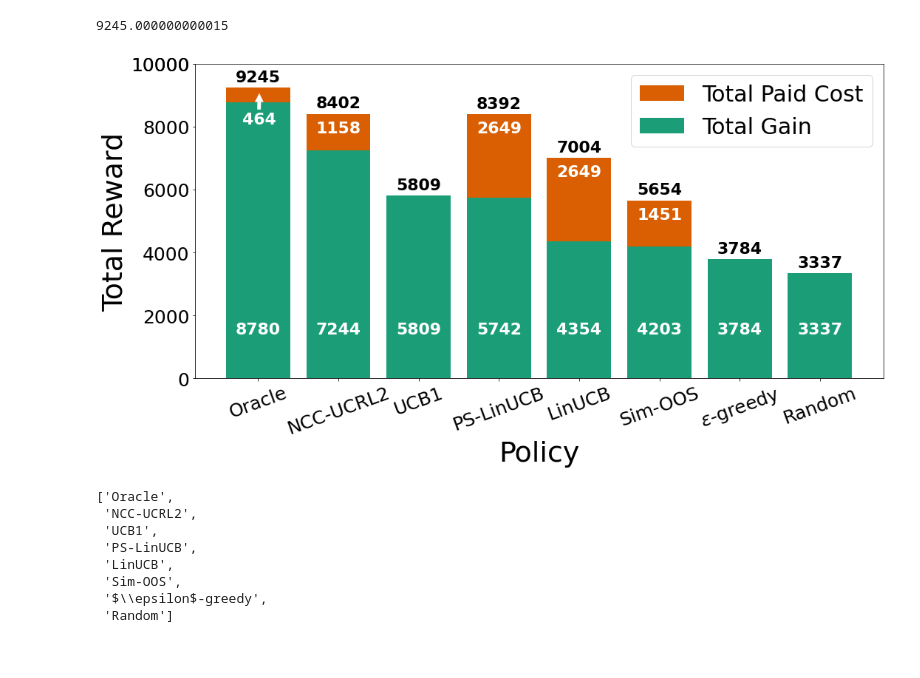
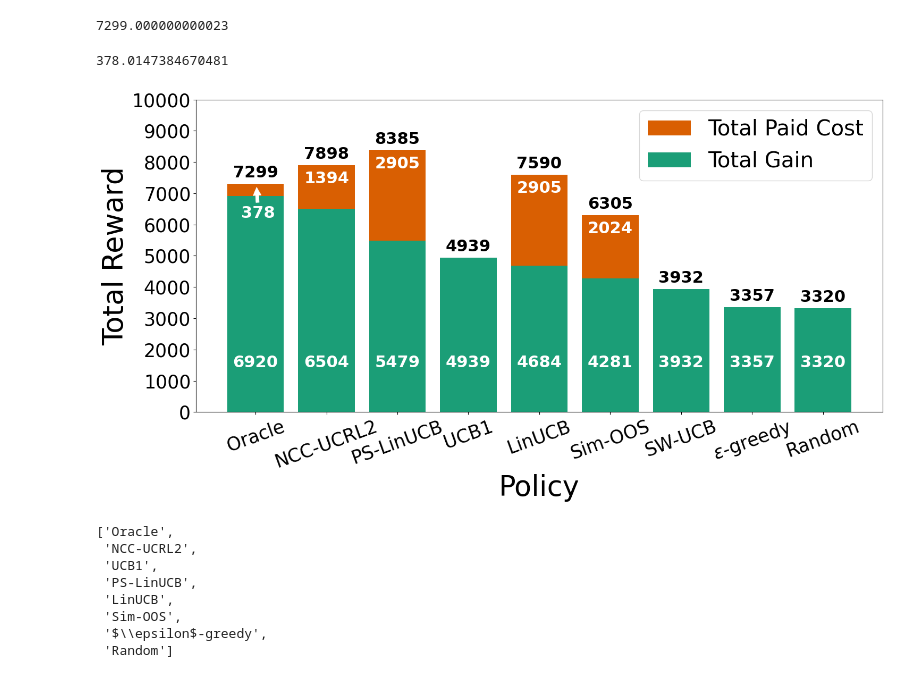
Before and after one commit to saeedghoorchian/NCC-Bandits, a Jupyter notebook: experiments/nursery/making_figures/reward_cost_barchart.ipynb, the cells around one changed output. Cells and saved outputs as stored; diff of their text form; code cells hidden in the pictures.

Commit message:
Add additional experiments after paper revision
Add experiments with SW-UCB algorithm and experiment with a
stationary environment.

```diff
--- a/experiments/nursery/making_figures/reward_cost_barchart.ipynb
+++ b/experiments/nursery/making_figures/reward_cost_barchart.ipynb
@@ -3,12 +3,12 @@ import matplotlib.pyplot as plt
 import pickle
 import numpy as np
 # %%
-with open('../results/gains_v1.pickle', 'rb') as f:
+with open('../../../results/stationary_gains.pkl', 'rb') as f:
     data = pickle.load(f)
 # %%
-gains = data['gain']
-rewards = data['reward']
-costs = data['cost']
+gains = data['gains']
+rewards = data['rewards']
+costs = data['costs']
 reward_change_points = data['reward_change_points']
 cost_change_points = data['cost_change_points']
 all_change_points = data['all_change_points']
@@ -19,25 +19,11 @@ rewards['Oracle'][-1]
-# %%
-rewards['Sim-OOS'] = rewards['SimOOS']
-del rewards['SimOOS']
-
-gains['Sim-OOS'] = gains['SimOOS']
-del gains['SimOOS']
-
-costs['Sim-OOS'] = costs['SimOOS']
-del costs['SimOOS']
-# %%
-rewards['NCC-UCRL2'] = rewards['Algorithm1']
-del rewards['Algorithm1']
-
-gains['NCC-UCRL2'] = gains['Algorithm1']
-del gains['Algorithm1']
-
-costs['NCC-UCRL2'] = costs['Algorithm1']
-del costs['Algorithm1']
 # %%
 gains['Oracle'][-1] + costs['Oracle'][-1]
 # %% [output]
-9245.000000000015
+7299.000000000023
+# %%
+costs['Oracle'][-1]
+# %% [output]
+378.0147384670481
 # %%
 labels = sorted(rewards.keys(), key=lambda x: gains[x][-1], reverse=True)
 
@@ -109,36 +95,36 @@ for i, rect in enumerate(rects_cost):
 oracle_index = labels.index('Oracle')
 oracle_gain_height = rects_gain[oracle_index].get_height() - 700
 oracle_gain_loc = rects_gain[oracle_index].get_x() + rects_gain[oracle_index].get_width()/2.0 - 0.2
 oracle_cost = final_costs[oracle_index]
 
 xytext=(oracle_gain_loc, oracle_gain_height)
 xy = (xytext[0]+0.215, xytext[1]+1020)
 
 ax.annotate(
     text=f"{int(oracle_cost)}",
     xy=xy,
     xytext=xytext,
     arrowprops=dict(arrowstyle="simple", color='w', linewidth=0.5),
     fontsize=22, fontweight='bold',
     color='w',
 )
 
 plt.xticks(rotation=20, fontsize=25)
 extraticks = [10000]
 plt.yticks(list(ax.get_yticks()) + extraticks, fontsize=25)
 
 
 ax.set_xlabel('Policy', fontsize=38)
 ax.set_ylabel('Total Reward', fontsize=38)
 
-plt.legend(prop={'size': 30});
+plt.legend(prop={'size': 29});
 
 plt.tight_layout()
 
-plt.savefig('nursery_reward_barchart.pdf', bbox_inches='tight')
+plt.savefig('nursery_reward_barchart_stationary.pdf', bbox_inches='tight')
 plt.show()
 # %% [output]
-[figure, old version]
+[figure, new version]
 # %%
 labels
 # %% [output]
```
Also changed, not shown: parts of 1 cell of this notebook, 6 other files.
